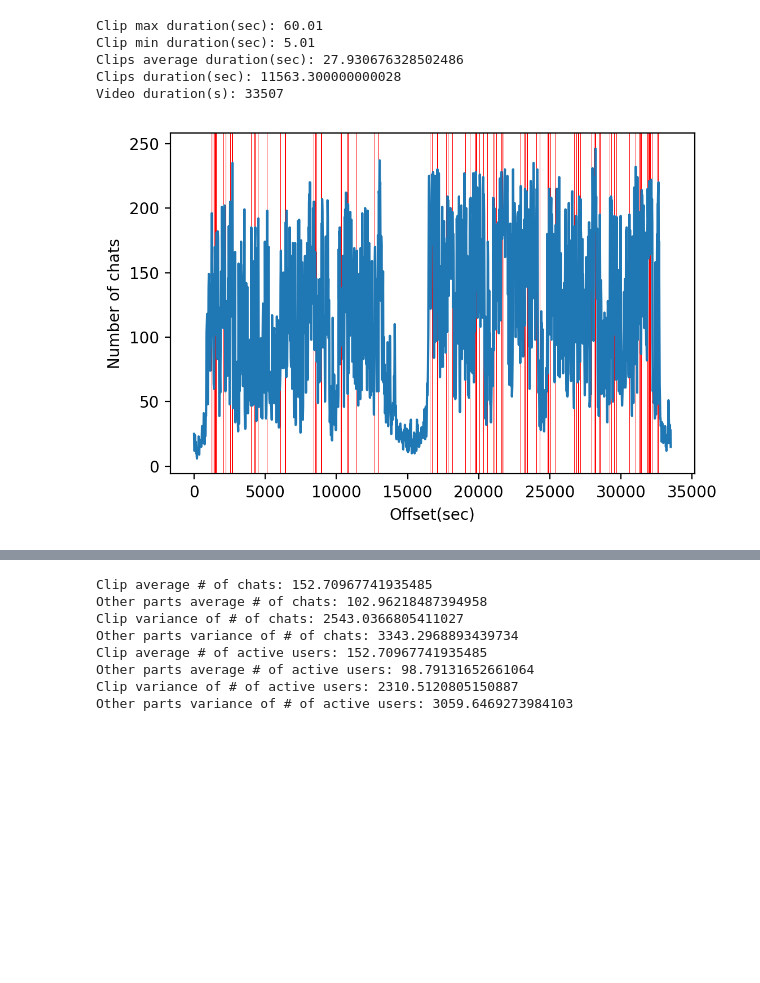
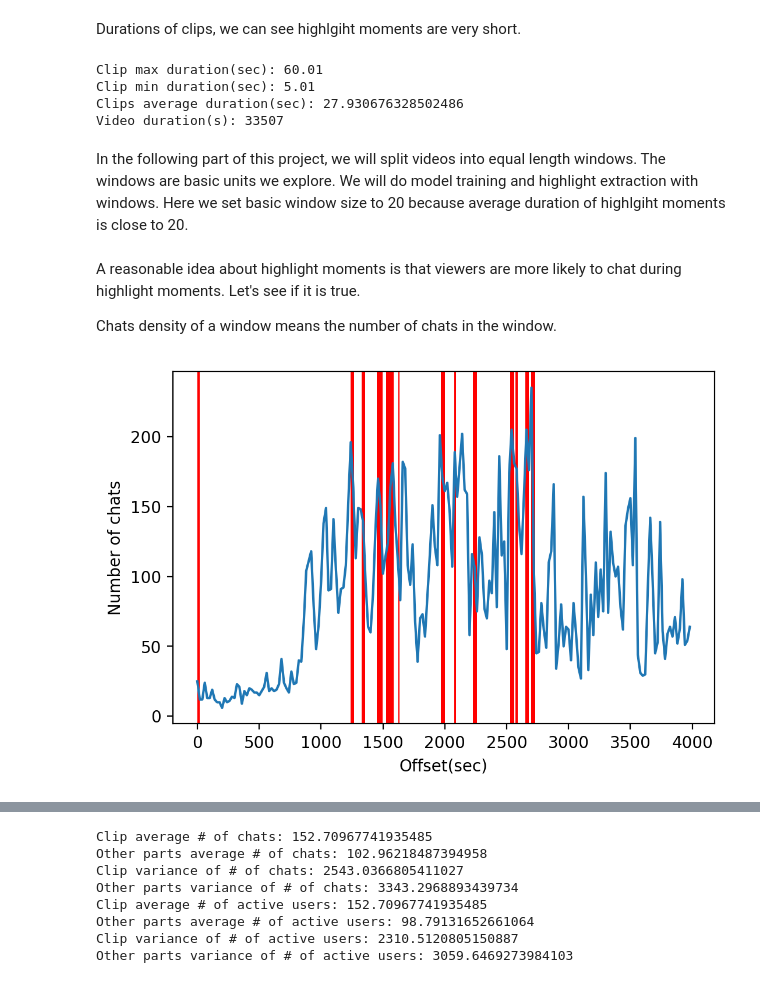
Before and after one commit to ClumsyLee/data-science-final-project, a Jupyter notebook: twitch_crawler.ipynb, the cells around one changed output, grey strips where cells are left out. Cells and saved outputs as stored; diff of their text form; code cells hidden in the pictures; blank space fills up the shorter version.

```diff
--- a/twitch_crawler.ipynb
+++ b/twitch_crawler.ipynb
@@ -31,37 +99,45 @@ video_related_clips = video2clips[video_id]
 # %%
 video_info = twitch_data.twitch_get_video_info(video_id)
 video_length = twitch_data.duration_str_to_seconds(video_info['duration'])
+# %% [markdown]
+Durations of clips, we can see highlgiht moments are very short.
 # %%
 durations = list(map(lambda x:x.duration, video_related_clips))
 print("Clip max duration(sec):", max(durations))
 print("Clip min duration(sec):", min(durations))
 print("Clips average duration(sec):", sum(durations) / len(durations))
-print("Clips duration(sec):", sum(durations))
 print("Video duration(s):", video_length)
 # %% [output]
 Clip max duration(sec): 60.01
 Clip min duration(sec): 5.01
 Clips average duration(sec): 27.930676328502486
-Clips duration(sec): 11563.300000000028
 Video duration(s): 33507
+# %% [markdown]
+In the following part of this project, we will split videos into equal length windows. The windows are basic units we explore. We will do model training and highlight extraction with windows. Here we set basic window size to 20 because average duration of highlgiht moments is close to 20.
 # %%
 import twitch_feature
 sample_window_size = 20
+# %% [markdown]
+A reasonable idea about highlight moments is that viewers are more likely to chat during highlight moments. Let's see if it is true.
+
+Chats density of a window means the number of chats in the window.
 # %%
 def plot_chats_density(chats, clips, video_length, sample_window_size, chats_density):
     fig = plt.figure(dpi=200)
     plt.xlabel("Offset(sec)")
     plt.ylabel("Number of chats")
 
     plot_x = range(0, video_length, sample_window_size)
+    cut_edge = min(200, len(plot_x))
 
     for clip in clips:
-        plt.axvspan(clip.video_offset, clip.video_offset + clip.duration, facecolor='r')
-    plt.plot(plot_x, chats_density)
+        if clip.video_offset + clip.duration < cut_edge * sample_window_size:
+            plt.axvspan(clip.video_offset, clip.video_offset + clip.duration, facecolor='r')
+    plt.plot(plot_x[:cut_edge], chats_density[:cut_edge])
     return fig
 
 chats_density = twitch_feature.calculate_chats_density(chats, video_length, sample_window_size)
 plot_chats_density(chats, video_related_clips, video_length, sample_window_size, chats_density)
 plt.show()
 # %% [output]
-[figure, old version]
+[figure, new version]
```
Also changed, not shown: parts of 18 cells of this notebook.
